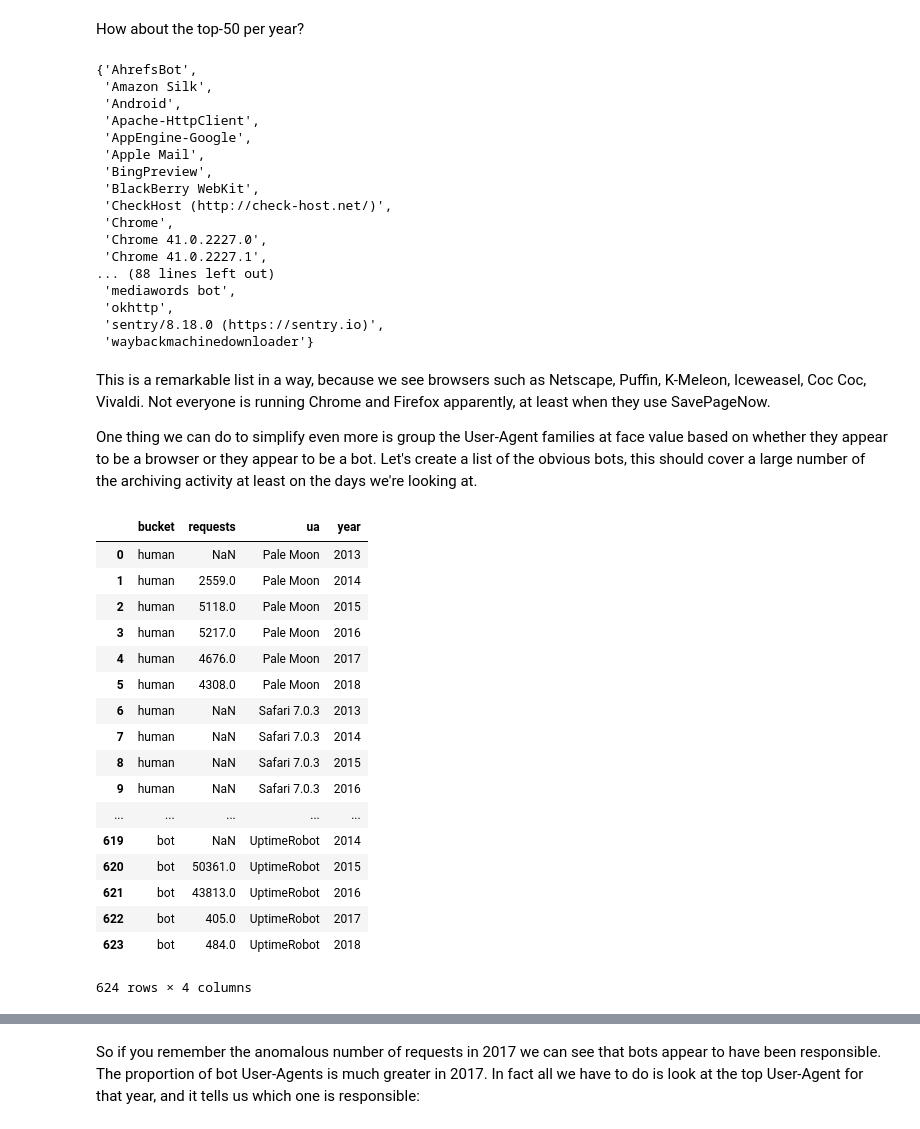
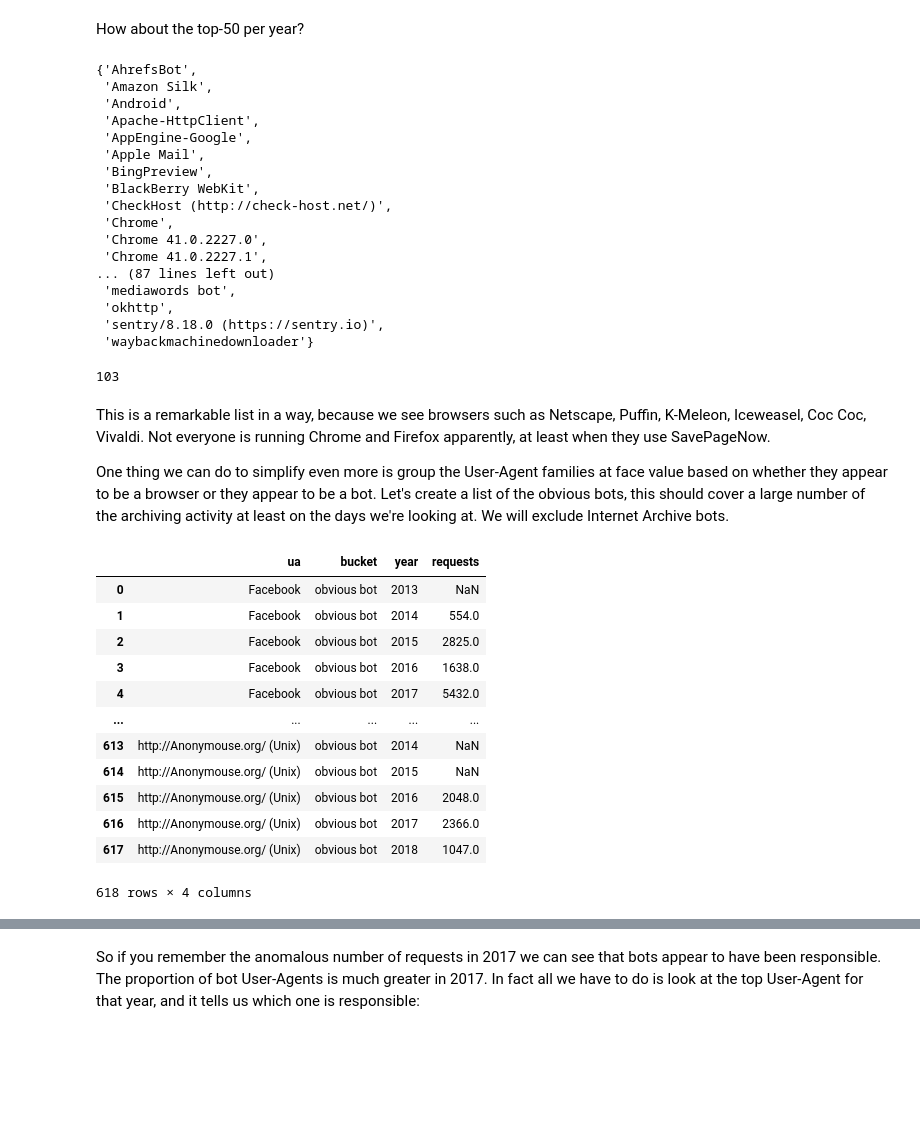
Before and after one commit to edsu/spn, a Jupyter notebook: notebooks/UserAgents.ipynb, the cells around one changed output, grey strips where cells are left out. Cells and saved outputs as stored; diff of their text form; code cells hidden in the pictures; blank space fills up the shorter version.

```diff
--- a/notebooks/UserAgents.ipynb
+++ b/notebooks/UserAgents.ipynb
@@ -376,6 +288,7 @@ ua_fams.to_csv('results/user-agent-families.csv')
 # %% [markdown]
 What do the top-10 User-Agent families look like?
 # %%
+ua_fams = pandas.read_csv('results/user-agent-families.csv', index_col='UA')
 ua_fams = ua_fams.sort_values(by='2018', ascending=False)
 print(ua_fams.head(10))
 # %% [output]
@@ -412,24 +325,33 @@ for year in range(2013, 2019):
     dfy = ua_fams.sort_values(by=y, ascending=False)
 
     ratios2['year'].append(y)
-    ratios2['bucket'].append('top-10')
-    ratios2['requests'].append(dfy[y].head(10).sum())
+    ratios2['bucket'].append('top-50')
+    ratios2['requests'].append(dfy[y].head(50).sum())
 
     ratios2['year'].append(y)
     ratios2['bucket'].append('the-rest')
-    ratios2['requests'].append(dfy[y][10:].sum())
+    ratios2['requests'].append(dfy[y][50:].sum())
 
 ratios2 = pandas.DataFrame(ratios2)
 
-chart3 = altair.Chart(ratios2).mark_bar(size=20).encode(
+chart3 = altair.Chart(ratios2).mark_bar(size=50).encode(
     altair.X('sum(requests)', title='Archive Requests'),
     altair.Y('year', title='Year'),
     altair.Color('bucket', title='type', scale=altair.Scale(scheme='tableau20'))
 )
 chart3 = chart3.properties(
-    width=600,
-    height=175,
+    width=1200,
+    height=500,
     title='User Agent Families Diversity per Year'
+).configure_axis(
+    labelFontSize=20,
+    titleFontSize=20
+).configure_legend(
+    labelFontSize=20,
+    titleFontSize=20
+).configure_title(
+    fontSize=20
 )
+chart3.save('images/ua-families-diversity.png')
 chart3
 # %% [output]
@@ -488,15 +409,19 @@ top_50_uas
  'Chrome',
  'Chrome 41.0.2227.0',
  'Chrome 41.0.2227.1',
-... (88 lines left out)
+... (87 lines left out)
  'mediawords bot',
  'okhttp',
  'sentry/8.18.0 (https://sentry.io)',
  'waybackmachinedownloader'}
+# %%
+len(top_50_uas)
+# %% [output]
+103
 # %% [markdown]
 This is a remarkable list in a way, because we see browsers such as Netscape, Puffin, K-Meleon, Iceweasel, Coc Coc, Vivaldi. Not everyone is running Chrome and Firefox apparently, at least when they use SavePageNow.
 
-One thing we can do to simplify even more is group the User-Agent families at face value based on whether they appear to be a browser or they appear to be a bot. Let's create a list of the obvious bots, this should cover a large number of the archiving activity at least on the days we're looking at.
+One thing we can do to simplify even more is group the User-Agent families at face value based on whether they appear to be a browser or they appear to be a bot. Let's create a list of the obvious bots, this should cover a large number of the archiving activity at least on the days we're looking at. We will exclude Internet Archive bots.
 # %%
 bots = [
  'AhrefsBot',
@@ -508,14 +433,9 @@ bots = [
  'Facebook',
  'FacebookBot',
  'HTTPClient/1.0 (2.3.4.1, ruby 1.9.3 (2014-05-14)) (via Wayback Save Page)',
- 'Hatena Antenna/0.5 (http://a.hatena.ne.jp/help)',
- 'Hatena Antenna/0.5 (http://a.hatena.ne.jp/help) (via Wayback Save Page)',
  'HeadlessChrome',
  'Java',
  'LinkArchiver twitter bot',
- 'Mediapartners-Google',
- 'Mobile Safari',
- 'Mobile Safari UI/WKWebView',
  'OpenBSD ftp',
  'PHP/5.4',
  'Patterbot',
@@ -536,53 +456,46 @@ bots = [
  'WebKit2HTML/1.0',
  'Wget',
  'WordPress',
- 'archive.org_bot',
  'archiver',
  'curl',
  'diffengine/0.0.42 (+https://github.com/docnow/diffengine)',
  'diffengine/0.1.0 (+https://github.com/docnow/diffengine)',
  'haskell-HTTP/4000.2.17 (via Wayback Save Page)',
  'http://Anonymouse.org/ (Unix)',
  'libwww-perl',
  'mediawords bot',
  'okhttp',
  'sentry/8.18.0 (https://sentry.io)',
- 'waybackmachinedownloader'
 ]
 
 bot_ratios = {"ua": [], "bucket": [], "year": [], "requests": []}
 
 for ua in top_50_uas:
     if ua in bots:
-        bucket = "bot"
+        bucket = "obvious bot"
     else:
-        bucket = "human"
+        bucket = "browser"
     for year in range(2013, 2019):
         y = str(year)
         bot_ratios['ua'].append(ua)
         bot_ratios['bucket'].append(bucket)
         bot_ratios['year'].append(y)
         bot_ratios['requests'].append(ua_fams.loc[ua][y])
 
 bot_ratios = pandas.DataFrame(bot_ratios)
 bot_ratios
 # %% [output]
-|  | bucket | requests | ua | year |
-| 0 | human | NaN | Pale Moon | 2013 |
-| 1 | human | 2559.0 | Pale Moon | 2014 |
-| 2 | human | 5118.0 | Pale Moon | 2015 |
-| 3 | human | 5217.0 | Pale Moon | 2016 |
-| 4 | human | 4676.0 | Pale Moon | 2017 |
-| 5 | human | 4308.0 | Pale Moon | 2018 |
-| 6 | human | NaN | Safari 7.0.3 | 2013 |
-| 7 | human | NaN | Safari 7.0.3 | 2014 |
-| 8 | human | NaN | Safari 7.0.3 | 2015 |
-| 9 | human | NaN | Safari 7.0.3 | 2016 |
+|  | ua | bucket | year | requests |
+| 0 | Facebook | obvious bot | 2013 | NaN |
+| 1 | Facebook | obvious bot | 2014 | 554.0 |
+| 2 | Facebook | obvious bot | 2015 | 2825.0 |
+| 3 | Facebook | obvious bot | 2016 | 1638.0 |
+| 4 | Facebook | obvious bot | 2017 | 5432.0 |
 | ... | ... | ... | ... | ... |
-| 619 | bot | NaN | UptimeRobot | 2014 |
-| 620 | bot | 50361.0 | UptimeRobot | 2015 |
-| 621 | bot | 43813.0 | UptimeRobot | 2016 |
-| 622 | bot | 405.0 | UptimeRobot | 2017 |
-| 623 | bot | 484.0 | UptimeRobot | 2018 |
+| 613 | http://Anonymouse.org/ (Unix) | obvious bot | 2014 | NaN |
+| 614 | http://Anonymouse.org/ (Unix) | obvious bot | 2015 | NaN |
+| 615 | http://Anonymouse.org/ (Unix) | obvious bot | 2016 | 2048.0 |
+| 616 | http://Anonymouse.org/ (Unix) | obvious bot | 2017 | 2366.0 |
+| 617 | http://Anonymouse.org/ (Unix) | obvious bot | 2018 | 1047.0 |
-624 rows × 4 columns
+618 rows × 4 columns
 # %%
```
Also changed, not shown: parts of 14 cells of this notebook, 11 other files.
